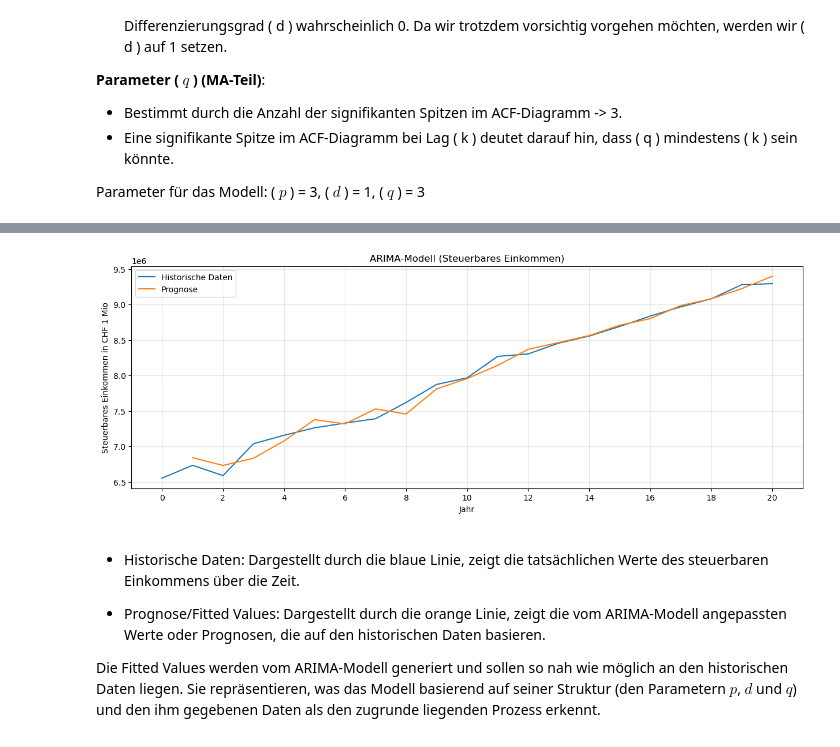
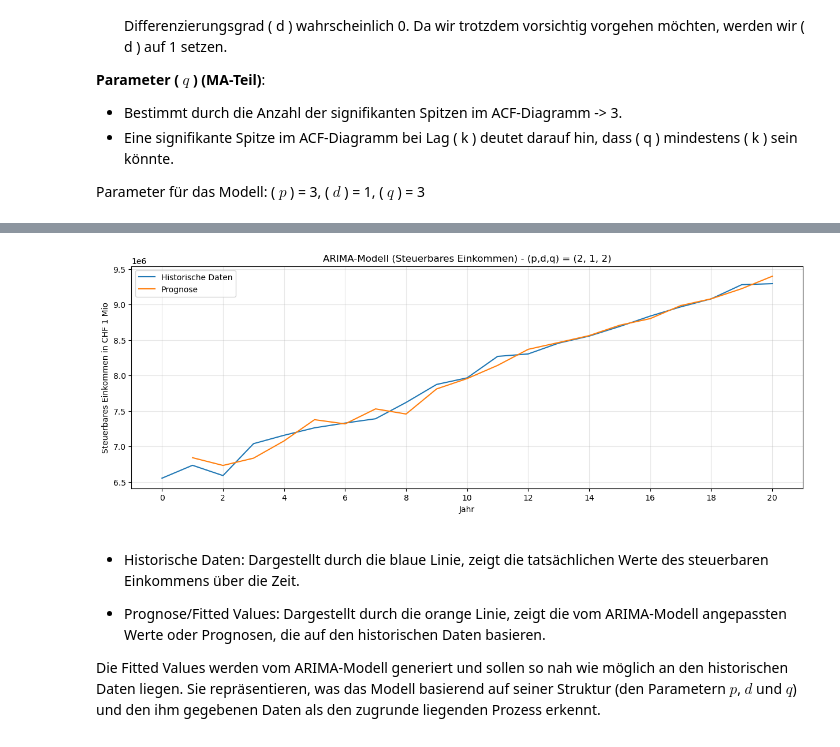
Before and after one commit to alexschillingfhnw/spz-omc, a Jupyter notebook: Notebooks/omc_sonnenberg.ipynb, the cells around one changed output, grey strips where cells are left out. Cells and saved outputs as stored; diff of their text form; code cells hidden in the pictures.

```diff
--- a/Notebooks/omc_sonnenberg.ipynb
+++ b/Notebooks/omc_sonnenberg.ipynb
@@ -250,19 +292,19 @@ Warnings:
 # %%
 # Festlegen der ARIMA-Modellparameter
 p, d, q = best_order
 
 # Trainieren des ARIMA-Modells
 arima_result = arima_model(data['Steuerbares Einkommen'], p, d, q)
 
 # Plotten des ARIMA-Modells
 plot_arima_model(
     data['Steuerbares Einkommen'],
     arima_result,
-    'ARIMA-Modell (Steuerbares Einkommen)',
+    'ARIMA-Modell (Steuerbares Einkommen) - (p,d,q) = {}'.format(best_order),
     'Steuerbares Einkommen in CHF 1 Mio'
 )
 # %% [output]
-[figure, old version]
+[figure, new version]
 # %% [markdown]
 - Historische Daten: Dargestellt durch die blaue Linie, zeigt die tatsächlichen Werte des steuerbaren Einkommens über die Zeit.
 
```
Also changed, not shown: parts of 86 cells of this notebook, 1 other file.
